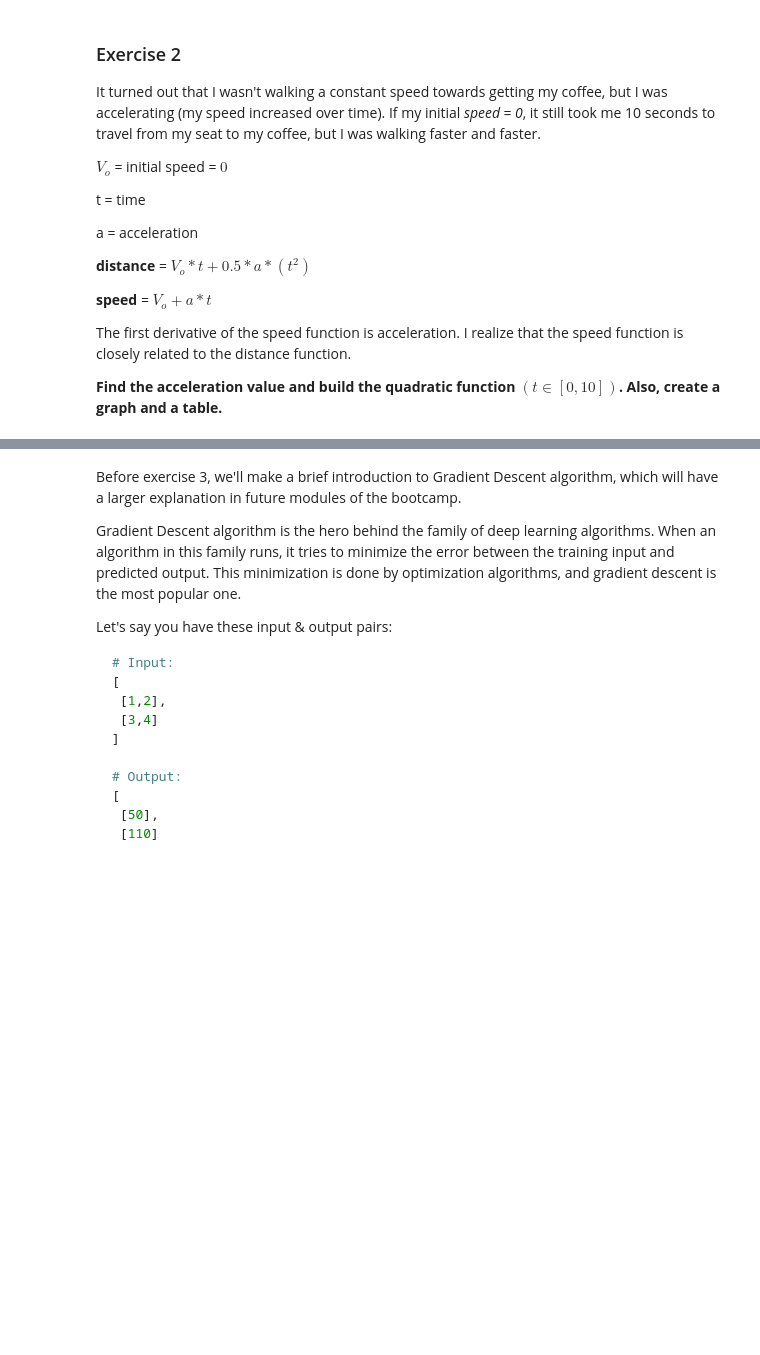
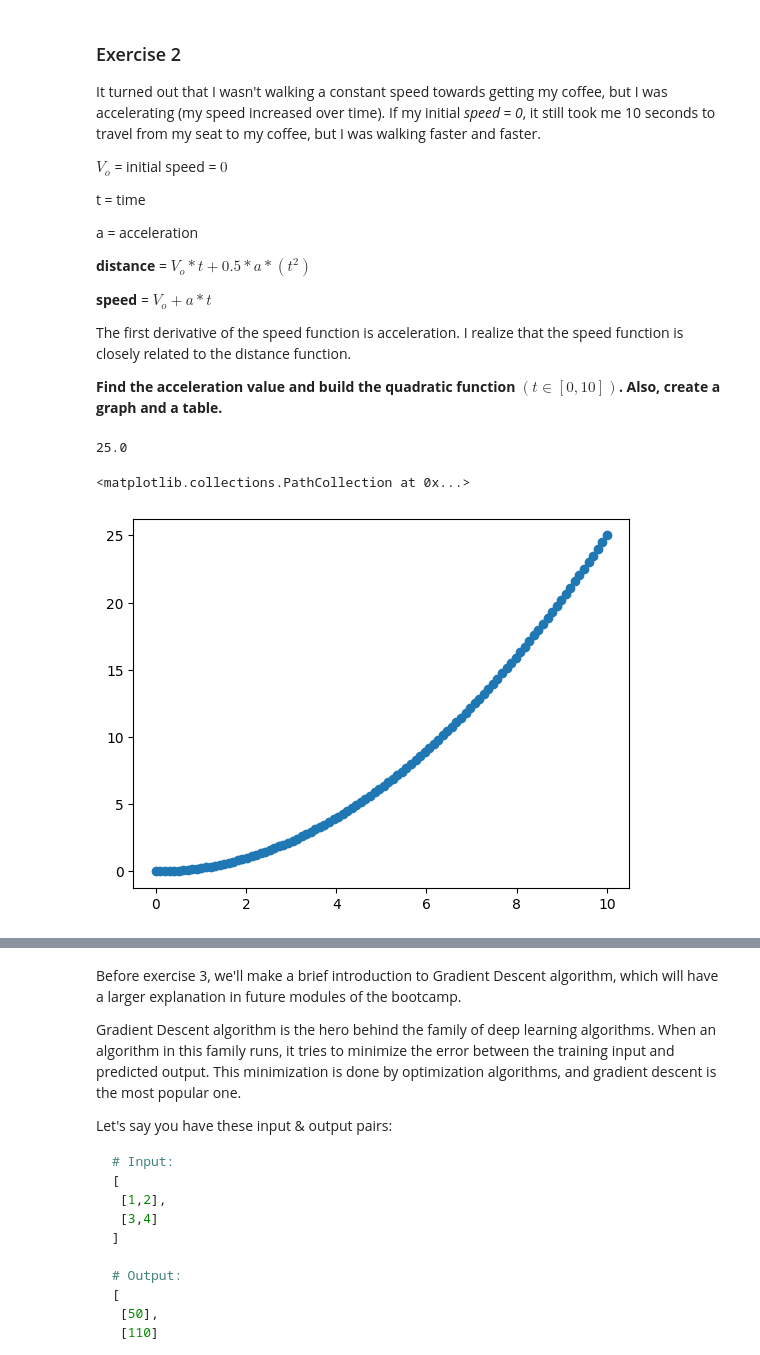
Before and after one commit to OleMater/calculus-and-algebra-problems-with-python, a Jupyter notebook: notebook/problems.ipynb, the cells around one changed output, grey strips where cells are left out. Cells and saved outputs as stored; diff of their text form; code cells hidden in the pictures; blank space fills up the shorter version.

```diff
--- a/notebook/problems.ipynb
+++ b/notebook/problems.ipynb
@@ -81,5 +81,19 @@ The first derivative of the speed function is acceleration. I realize that the s
 **Find the acceleration value and build the quadratic function  $(t ∈ [0,10])$. Also, create a graph and a table.**
 # %%
 # Define and plot the quadratic funtion
+a = 0.5
+def quad_dist(time):
+    distance = (a * 0.5) * time **2
+    return distance
+quad_dist(10)
+# %% [output]
+25.0
+# %%
+t = np.linspace(0, 10, 100)
+distance = quad_dist(t)
+plt.scatter(t, distance)
+# %% [output]
+<matplotlib.collections.PathCollection at 0x...>
+[figure, added]
 # %%
 # Create a DataFrame
```
Also changed, not shown: parts of 6 cells of this notebook.
